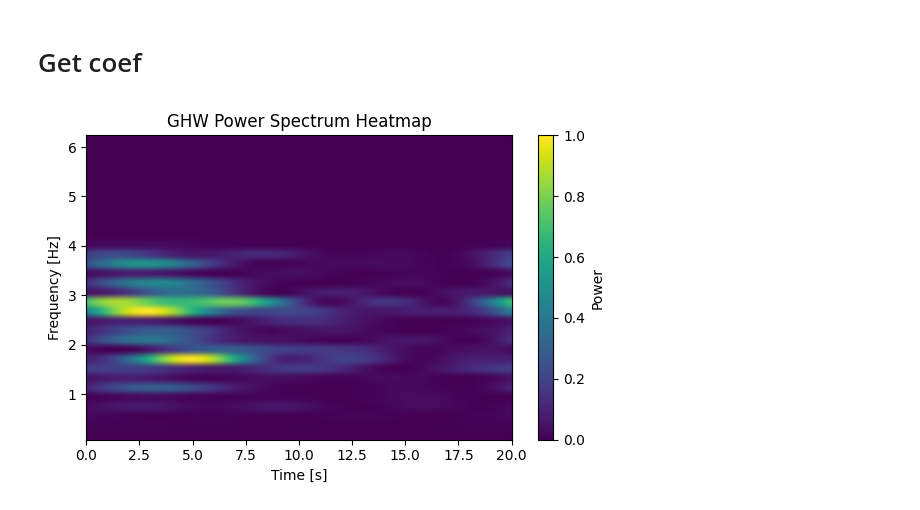
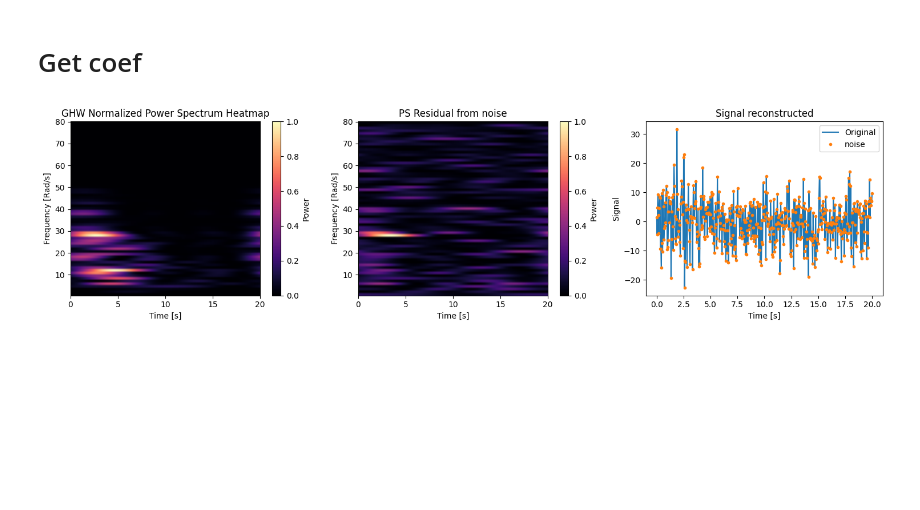
Before and after one commit to jgdu4rte/diffusion_model_stochastic_process, a Jupyter notebook: main.ipynb, the cells around one changed output. Cells and saved outputs as stored; diff of their text form; code cells hidden in the pictures; blank space fills up the shorter version.

Commit message:
creating more bad signals

```diff
--- a/main.ipynb
+++ b/main.ipynb
@@ -93,14 +93,6 @@ df_results.to_csv(f'data/realizations/stochastic_process_{S0}_{b0}_{omega_g}_{ze
 import numpy as np
 import pandas as pd
 from wavelet.get_band_options import ghw_band_options
-
-#EPSs parameters
-S0 = 1
-b0 = 0.25
-
-#KT parameter
-omega_g = 25
-zeta_g = 0.1
 
 df = pd.read_csv(f'data/realizations/stochastic_process_{S0}_{b0}_{omega_g}_{zeta_g}.csv')
 
@@ -113,8 +105,8 @@ print(f"Estimated fs = {fs:.2f} Hz")
 print(f"Max dt = {max(dt):.4f} s")
 
 # bands
-width = 4
-uniform_bands, adaptive_bands, freqs = ghw_band_options(x, fs, bins_per_band=2, spike_prominence=1e-1)
+bins_per_band = 4
+uniform_bands, adaptive_bands, freqs = ghw_band_options(x, fs, bins_per_band=bins_per_band, spike_prominence=1e-1)
 # %% [output]
 Estimated fs = 25.55 Hz
 Max dt = 0.0391 s
@@ -159,15 +151,15 @@ import numpy as np
 import matplotlib.pyplot as plt
 
 time = np.linspace(0,20,512)
-power_matrix = np.array([np.abs(c)**2/(2*np.pi*width) for c in coeffs])
-freq_centers = np.array([(b[0]+b[1])/2 for b in bands])
+power_matrix = np.array([np.abs(c)**2/(2*np.pi*4) for c in coeffs])
+freq_centers = 2*np.pi*np.array([(b[0]+b[1])/2 for b in bands])
 
 plt.figure(figsize=(12,6))
 plt.imshow(power_matrix, aspect='auto', origin='lower',
            extent=[time[0], time[-1], freq_centers[0], freq_centers[-1]])
 plt.colorbar(label='Power')
 plt.xlabel("Time [s]")
-plt.ylabel("Frequency [Hz]")
+plt.ylabel("Frequency [rad/s]")
 plt.title("GHW Power Spectrum Heatmap")
 plt.tight_layout()
 plt.show()
@@ -196,33 +188,75 @@ plt.show()
 # %%
 import pandas as pd
 import numpy as np
 import matplotlib.pyplot as plt
 
-def plot_power(df: pd.DataFrame, tmax: float = 20, timesteps: int = 1024, width = 4):
+def plot_power(df: pd.DataFrame, df_aux = None, tmax: float = 20, timesteps: int = 512, width = 4, df_type = None):
     time = np.linspace(0, tmax, timesteps)
-    freq_centers = df['freq_centers'].values
+    freq_centers = 2*np.pi*df['freq_centers'].values
     coeffs = df.drop(columns='freq_centers')
-
     power_matrix = np.array([np.abs(c)**2/(2*np.pi*width) for c in coeffs.values])
     normalized_power_matrix = (power_matrix - power_matrix.min()) / (power_matrix.max() - power_matrix.min())
 
-    fig = plt.figure(figsize=(6,4))
-    plt.imshow(normalized_power_matrix, aspect='auto', origin='lower', extent=[time[0], time[-1], freq_centers[0], freq_centers[-1]])
-    plt.colorbar(label='Power')
-    plt.xlabel("Time [s]")
-    plt.ylabel("Frequency [Hz]")
-    plt.title("GHW Power Spectrum Heatmap")
+    if df_aux is not None:
+        coeffs_aux = coeffs = df_aux.drop(columns='freq_centers')
+        power_matrix_aux = np.array([np.abs(coeffs_aux)**2/(2*np.pi*width) for coeffs_aux in coeffs_aux.values])
+        normalized_power_matrix_aux = (power_matrix_aux - power_matrix_aux.min()) / (power_matrix_aux.max() - power_matrix_aux.min())
+
+    if df_aux is None:
+        fig = plt.figure(figsize=(8,4))
+        plt.subplot(1,2,1)
+        plt.imshow(normalized_power_matrix, aspect='auto', origin='lower', extent=[time[0], time[-1], freq_centers[0], freq_centers[-1]], cmap='magma')
+        plt.colorbar(label='Power')
+        plt.xlabel("Time [s]")
+        plt.ylabel("Frequency [Rad/s]")
+        plt.title("GHW Normalized Power Spectrum Heatmap")
+
+        plt.subplot(1,2,2)
+        reconstructed_signal = np.sum(coeffs.values.real, axis=0)
+        plt.plot(time, reconstructed_signal)
+        plt.xlabel("Time [s]")
+        plt.ylabel("Signal")
+        plt.title("Signal reconstructed")
+
+    else:
+        fig = plt.figure(figsize=(15,4))
+        plt.subplot(1,3,1)
+        plt.imshow(normalized_power_matrix, aspect='auto', origin='lower', extent=[time[0], time[-1], freq_centers[0], freq_centers[-1]], cmap='magma')
+        plt.colorbar(label='Power')
+        plt.xlabel("Time [s]")
+        plt.ylabel("Frequency [Rad/s]")
+        plt.title("GHW Normalized Power Spectrum Heatmap")
+
+        plt.subplot(1,3,2)
+        plt.imshow(np.abs(normalized_power_matrix_aux), aspect='auto', origin='lower', extent=[time[0], time[-1], freq_centers[0], freq_centers[-1]], cmap='magma')
+        plt.colorbar(label='Power')
+        plt.xlabel("Time [s]")
+        plt.ylabel("Frequency [Rad/s]")
+        plt.title(f"PS Residual from {df_type}")
+
+        plt.subplot(1,3,3)
+        reconstructed_signal = np.sum(coeffs.values.real, axis=0)
+        reconstructed_signal_aux = np.sum(coeffs_aux.values.real, axis=0)
+        plt.plot(time, reconstructed_signal)
+        plt.plot(time, reconstructed_signal_aux, '.')
+        plt.legend(['Original', f'{df_type}'])
+        plt.xlabel("Time [s]")
+        plt.ylabel("Signal")
+        plt.title("Signal reconstructed")
+
     plt.tight_layout()
     plt.show()
 
-filename = 'data/transformations/stochastic_process_0.5_0.4_20.0_0.1_freq_cp_25.0_freq_kt_20.0_cp_1.pkl'
+base = 'stochastic_process_0.5_0.4_20.0_0.1_freq_cp_50.0_freq_kt_20.0_cp_13'
+
+filename = f'data/transformations/{base}.pkl'
 df : pd.DataFrame = pd.read_pickle(filename)
-df = df.head(32)
-plot_power(df)
+filename = f'data/transformations/{base}_noisy.pkl'
+df_noisy : pd.DataFrame = pd.read_pickle(filename)
+filename = f'data/transformations/{base}_missing.pkl'
+df_missing: pd.DataFrame = pd.read_pickle(filename)
 
-filename = 'data/transformations/stochastic_process_0.5_0.4_20.0_0.1375_freq_cp_25.0_freq_kt_20.0_cp_388.pkl'
-df = pd.read_pickle(filename)
-df = df.head(32)
-plot_power(df)
+plot_power(df, df_noisy, df_type='noise')
+plot_power(df, df_missing, df_type='missing')
 # %% [output]
-[figure, old version]
+[figure, new version]
```
Also changed, not shown: parts of 17 cells of this notebook, 1 other file.
